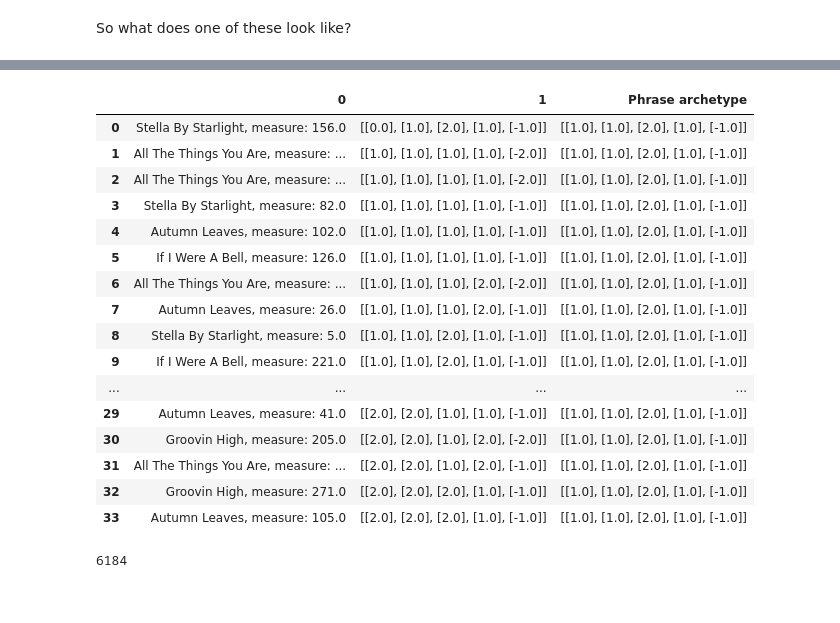
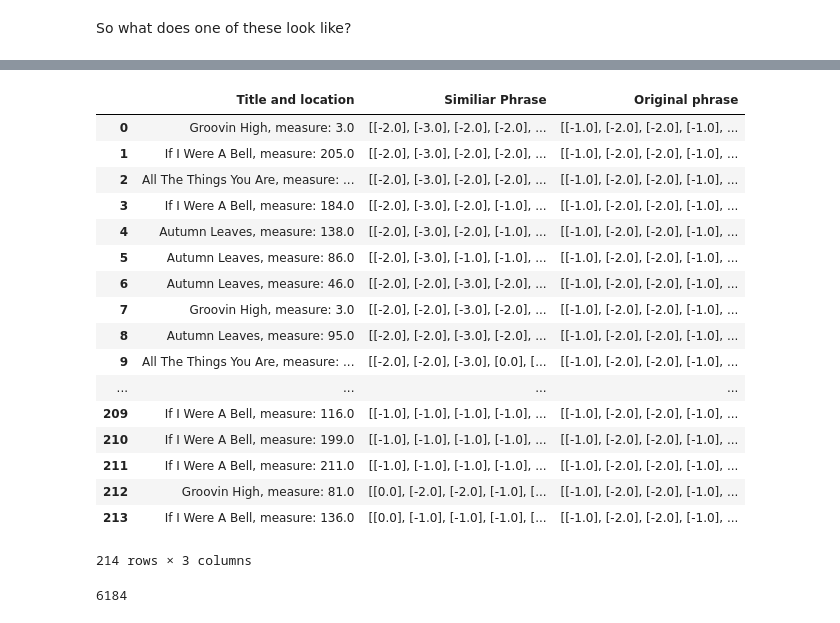
Before and after one commit to jgab3103/phd_code, a Jupyter notebook: Report_3.ipynb, the cells around one changed output, grey strips where cells are left out. Drawn from its saved outputs; the diff is of its cells as text; code cells hidden in the pictures.

```diff
--- a/Report_3.ipynb
+++ b/Report_3.ipynb
@@ -175,14 +175,14 @@ def createDataFrameWithRelatedPhrases(phraseFromCorpus, phraseToSend):
             listOfRelatedPhrasesInCorpus.append(phraseQuery)
 
     a = list(chain.from_iterable(listOfRelatedPhrasesInCorpus))
-    b = pd.DataFrame(a)
-    b['Phrase archetype'] = phraseToSend
+    b = pd.DataFrame(a, columns=('Title and location', 'Similiar Phrase'))
+    b['Original phrase'] = phraseToSend
     #print b
     return b
 # %%
 arrayOfPhraseQueries = []
 
-for i in range(0, 5):
+for i in range(0, 40):
     phraseToSend = fiveNotephrases.iloc[i]['Phrase as string']
     #print listOfQueriesRelatedToPhrases[i]
     returnedVal = createDataFrameWithRelatedPhrases(listOfQueriesRelatedToPhrases[i], phraseToSend)
@@ -199,23 +212,24 @@ for stuff in arrayOfPhraseQueries:
 # %%
-arrayOfPhraseQueries[4]
+arrayOfPhraseQueries[8]
 # %% [output]
-|  | 0 | 1 | Phrase archetype |
-| 0 | Stella By Starlight, measure: 156.0 | [[0.0], [1.0], [2.0], [1.0], [-1.0]] | [[1.0], [1.0], [2.0], [1.0], [-1.0]] |
-| 1 | All The Things You Are, measure: ... | [[1.0], [1.0], [1.0], [1.0], [-2.0]] | [[1.0], [1.0], [2.0], [1.0], [-1.0]] |
-| 2 | All The Things You Are, measure: ... | [[1.0], [1.0], [1.0], [1.0], [-2.0]] | [[1.0], [1.0], [2.0], [1.0], [-1.0]] |
-| 3 | Stella By Starlight, measure: 82.0 | [[1.0], [1.0], [1.0], [1.0], [-1.0]] | [[1.0], [1.0], [2.0], [1.0], [-1.0]] |
-| 4 | Autumn Leaves, measure: 102.0 | [[1.0], [1.0], [1.0], [1.0], [-1.0]] | [[1.0], [1.0], [2.0], [1.0], [-1.0]] |
-| 5 | If I Were A Bell, measure: 126.0 | [[1.0], [1.0], [1.0], [1.0], [-1.0]] | [[1.0], [1.0], [2.0], [1.0], [-1.0]] |
-| 6 | All The Things You Are, measure: ... | [[1.0], [1.0], [1.0], [2.0], [-2.0]] | [[1.0], [1.0], [2.0], [1.0], [-1.0]] |
-| 7 | Autumn Leaves, measure: 26.0 | [[1.0], [1.0], [1.0], [2.0], [-1.0]] | [[1.0], [1.0], [2.0], [1.0], [-1.0]] |
-| 8 | Stella By Starlight, measure: 5.0 | [[1.0], [1.0], [2.0], [1.0], [-1.0]] | [[1.0], [1.0], [2.0], [1.0], [-1.0]] |
-| 9 | If I Were A Bell, measure: 221.0 | [[1.0], [1.0], [2.0], [1.0], [-1.0]] | [[1.0], [1.0], [2.0], [1.0], [-1.0]] |
+|  | Title and location | Similiar Phrase | Original phrase |
+| 0 | Groovin High, measure: 3.0 | [[-2.0], [-3.0], [-2.0], [-2.0], ... | [[-1.0], [-2.0], [-2.0], [-1.0], ... |
+| 1 | If I Were A Bell, measure: 205.0 | [[-2.0], [-3.0], [-2.0], [-2.0], ... | [[-1.0], [-2.0], [-2.0], [-1.0], ... |
+| 2 | All The Things You Are, measure: ... | [[-2.0], [-3.0], [-2.0], [-2.0], ... | [[-1.0], [-2.0], [-2.0], [-1.0], ... |
+| 3 | If I Were A Bell, measure: 184.0 | [[-2.0], [-3.0], [-2.0], [-1.0], ... | [[-1.0], [-2.0], [-2.0], [-1.0], ... |
+| 4 | Autumn Leaves, measure: 138.0 | [[-2.0], [-3.0], [-2.0], [-1.0], ... | [[-1.0], [-2.0], [-2.0], [-1.0], ... |
+| 5 | Autumn Leaves, measure: 86.0 | [[-2.0], [-3.0], [-1.0], [-1.0], ... | [[-1.0], [-2.0], [-2.0], [-1.0], ... |
+| 6 | Autumn Leaves, measure: 46.0 | [[-2.0], [-2.0], [-3.0], [-2.0], ... | [[-1.0], [-2.0], [-2.0], [-1.0], ... |
+| 7 | Groovin High, measure: 3.0 | [[-2.0], [-2.0], [-3.0], [-2.0], ... | [[-1.0], [-2.0], [-2.0], [-1.0], ... |
+| 8 | Autumn Leaves, measure: 95.0 | [[-2.0], [-2.0], [-3.0], [-2.0], ... | [[-1.0], [-2.0], [-2.0], [-1.0], ... |
+| 9 | All The Things You Are, measure: ... | [[-2.0], [-2.0], [-3.0], [0.0], [... | [[-1.0], [-2.0], [-2.0], [-1.0], ... |
 | ... | ... | ... | ... |
-| 29 | Autumn Leaves, measure: 41.0 | [[2.0], [2.0], [1.0], [1.0], [-1.0]] | [[1.0], [1.0], [2.0], [1.0], [-1.0]] |
-| 30 | Groovin High, measure: 205.0 | [[2.0], [2.0], [1.0], [2.0], [-2.0]] | [[1.0], [1.0], [2.0], [1.0], [-1.0]] |
-| 31 | All The Things You Are, measure: ... | [[2.0], [2.0], [1.0], [2.0], [-1.0]] | [[1.0], [1.0], [2.0], [1.0], [-1.0]] |
-| 32 | Groovin High, measure: 271.0 | [[2.0], [2.0], [2.0], [1.0], [-1.0]] | [[1.0], [1.0], [2.0], [1.0], [-1.0]] |
-| 33 | Autumn Leaves, measure: 105.0 | [[2.0], [2.0], [2.0], [1.0], [-1.0]] | [[1.0], [1.0], [2.0], [1.0], [-1.0]] |
+| 209 | If I Were A Bell, measure: 116.0 | [[-1.0], [-1.0], [-1.0], [-1.0], ... | [[-1.0], [-2.0], [-2.0], [-1.0], ... |
+| 210 | If I Were A Bell, measure: 199.0 | [[-1.0], [-1.0], [-1.0], [-1.0], ... | [[-1.0], [-2.0], [-2.0], [-1.0], ... |
+| 211 | If I Were A Bell, measure: 211.0 | [[-1.0], [-1.0], [-1.0], [-1.0], ... | [[-1.0], [-2.0], [-2.0], [-1.0], ... |
+| 212 | Groovin High, measure: 81.0 | [[0.0], [-2.0], [-2.0], [-1.0], [... | [[-1.0], [-2.0], [-2.0], [-1.0], ... |
+| 213 | If I Were A Bell, measure: 136.0 | [[0.0], [-1.0], [-1.0], [-1.0], [... | [[-1.0], [-2.0], [-2.0], [-1.0], ... |
+214 rows × 3 columns
 # %%
 len(fiveNotephrases)
 # %% [output]
```
Also changed, not shown: parts of 1 cell of this notebook, 1 other file.
